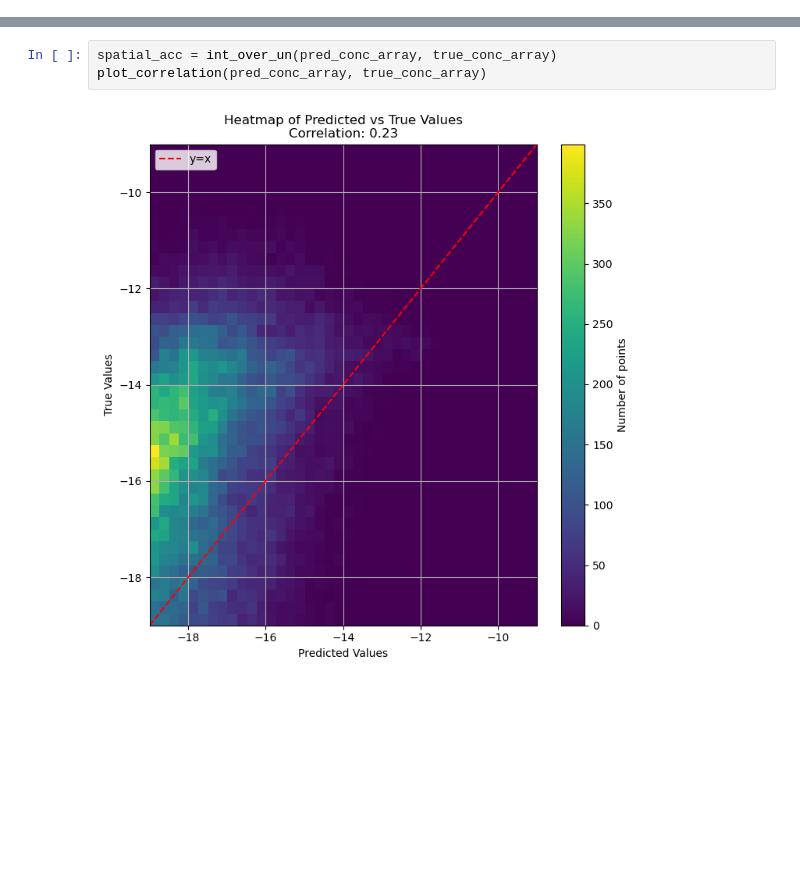
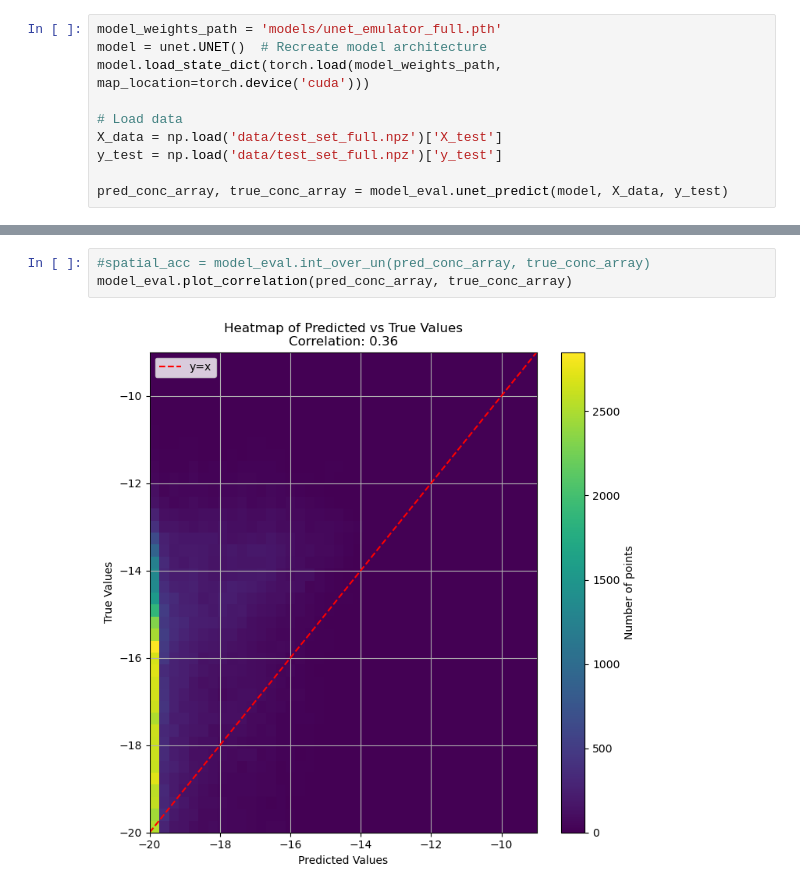
Before and after one commit to chaytonb/snap_emulator, a Jupyter notebook: test.ipynb, the cells around one changed output, grey strips where cells are left out. Drawn from its saved outputs; the diff is of its cells as text; blank space fills up the shorter version.

Commit message:
reorganising files, moving functions to model_eval.py, adding sample dataset

```diff
--- a/test.ipynb
+++ b/test.ipynb
@@ -155,0 +6,10 @@ for i, index in enumerate(indices):
+# %%
+model_weights_path = 'models/unet_emulator_full.pth'
+model = unet.UNET()  # Recreate model architecture
+model.load_state_dict(torch.load(model_weights_path, map_location=torch.device('cuda')))
+
+# Load data
+X_data = np.load('data/test_set_full.npz')['X_test']
+y_test = np.load('data/test_set_full.npz')['y_test']
+
+pred_conc_array, true_conc_array = model_eval.unet_predict(model, X_data, y_test)
@@ -156,5 +29,5 @@ for i, index in enumerate(indices):
 # %%
-spatial_acc = int_over_un(pred_conc_array, true_conc_array)
-plot_correlation(pred_conc_array, true_conc_array)
+#spatial_acc = model_eval.int_over_un(pred_conc_array, true_conc_array)
+model_eval.plot_correlation(pred_conc_array, true_conc_array)
 # %% [output]
-[figure, old version]
+[figure, new version]
```
Also changed, not shown: parts of 9 cells of this notebook, 22 other files.
